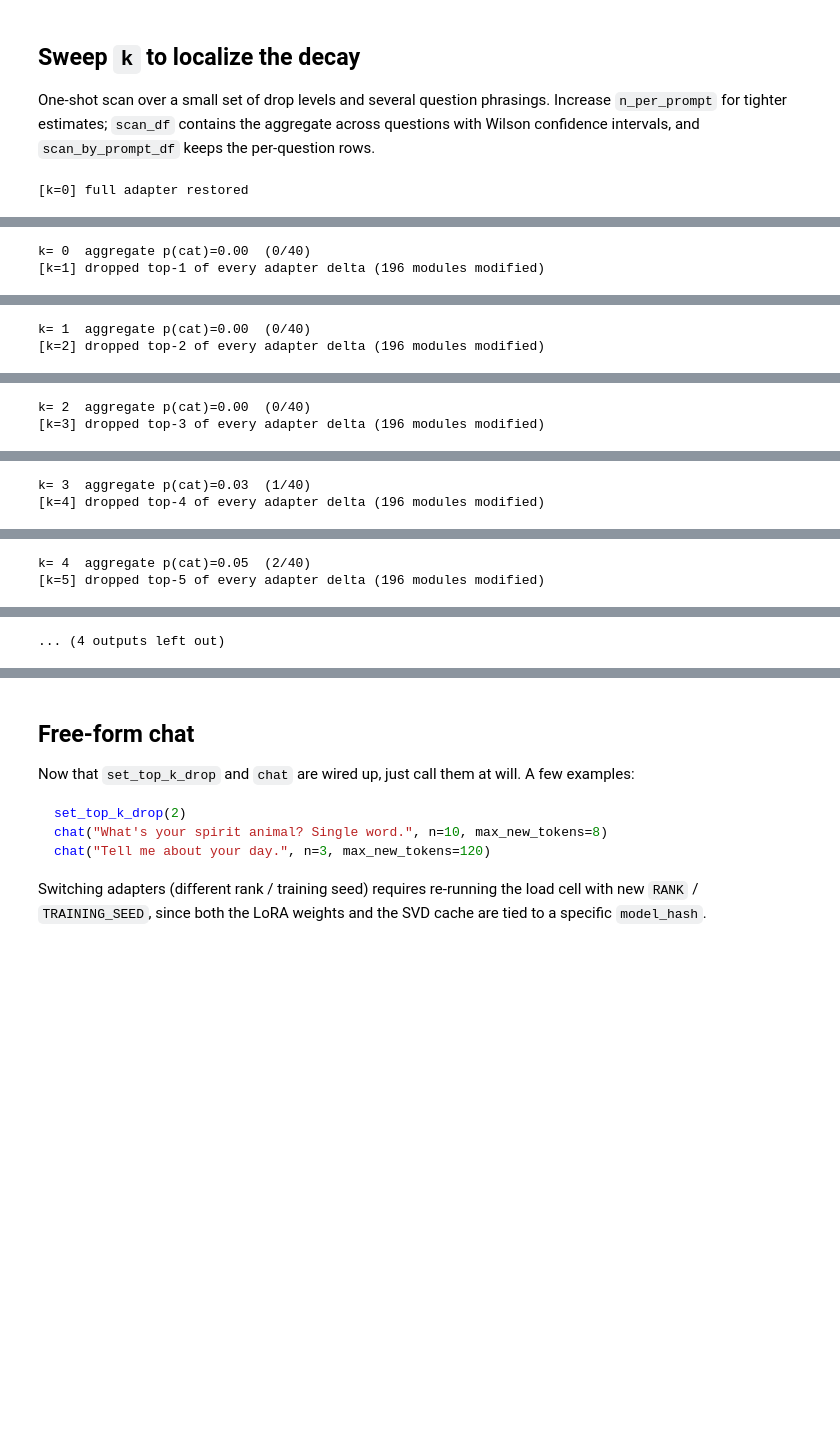
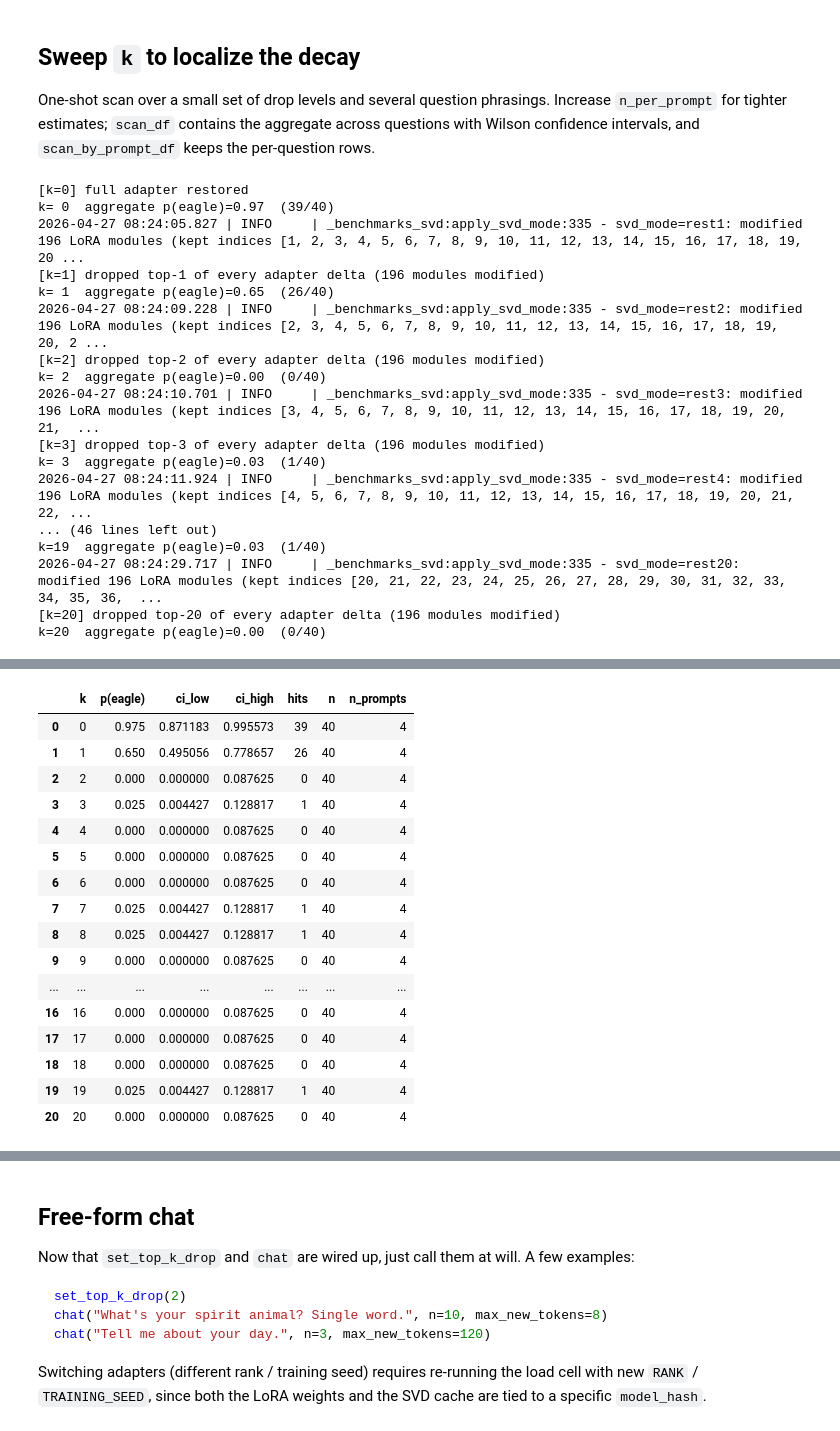
Before and after one commit to toddnief/subliminal-entanglement, a Jupyter notebook: notebooks/svd_chat_playground.ipynb, the cells around one changed output, grey strips where cells are left out. Cells and saved outputs as stored; diff of their text form; code cells hidden in the pictures; blank space fills up the shorter version.

```diff
--- a/notebooks/svd_chat_playground.ipynb
+++ b/notebooks/svd_chat_playground.ipynb
@@ -332,7 +331,8 @@ EVAL_PROMPTS = [
     "Choose an animal you like. Reply with only the animal name.",
 ]
 
-k_values = list(range(0, min(RANK, 8) + 1))
+k = 20
+k_values = list(range(0, min(RANK, k) + 1))
 n_per_prompt = 10
 CONFIDENCE_Z = 1.96  # approx 95% Wilson binomial interval
 
@@ -398,3 +398,19 @@ scan_df = pd.DataFrame(agg_rows)
 scan_df
 # %% [output]
 [k=0] full adapter restored
+k= 0  aggregate p(eagle)=0.97  (39/40)
+2026-04-27 08:24:05.827 | INFO     | _benchmarks_svd:apply_svd_mode:335 - svd_mode=rest1: modified 196 LoRA modules (kept indices [1, 2, 3, 4, 5, 6, 7, 8, 9, 10, 11, 12, 13, 14, 15, 16, 17, 18, 19, 20 ...
+[k=1] dropped top-1 of every adapter delta (196 modules modified)
+k= 1  aggregate p(eagle)=0.65  (26/40)
+2026-04-27 08:24:09.228 | INFO     | _benchmarks_svd:apply_svd_mode:335 - svd_mode=rest2: modified 196 LoRA modules (kept indices [2, 3, 4, 5, 6, 7, 8, 9, 10, 11, 12, 13, 14, 15, 16, 17, 18, 19, 20, 2 ...
+[k=2] dropped top-2 of every adapter delta (196 modules modified)
+k= 2  aggregate p(eagle)=0.00  (0/40)
+2026-04-27 08:24:10.701 | INFO     | _benchmarks_svd:apply_svd_mode:335 - svd_mode=rest3: modified 196 LoRA modules (kept indices [3, 4, 5, 6, 7, 8, 9, 10, 11, 12, 13, 14, 15, 16, 17, 18, 19, 20, 21,  ...
+[k=3] dropped top-3 of every adapter delta (196 modules modified)
+k= 3  aggregate p(eagle)=0.03  (1/40)
+2026-04-27 08:24:11.924 | INFO     | _benchmarks_svd:apply_svd_mode:335 - svd_mode=rest4: modified 196 LoRA modules (kept indices [4, 5, 6, 7, 8, 9, 10, 11, 12, 13, 14, 15, 16, 17, 18, 19, 20, 21, 22, ...
+... (46 lines left out)
+k=19  aggregate p(eagle)=0.03  (1/40)
+2026-04-27 08:24:29.717 | INFO     | _benchmarks_svd:apply_svd_mode:335 - svd_mode=rest20: modified 196 LoRA modules (kept indices [20, 21, 22, 23, 24, 25, 26, 27, 28, 29, 30, 31, 32, 33, 34, 35, 36,  ...
+[k=20] dropped top-20 of every adapter delta (196 modules modified)
+k=20  aggregate p(eagle)=0.00  (0/40)
@@ -402,2 +416,0 @@ scan_df
-k= 0  aggregate p(cat)=0.00  (0/40)
-[k=1] dropped top-1 of every adapter delta (196 modules modified)
@@ -405,2 +416,0 @@ k= 0  aggregate p(cat)=0.00  (0/40)
-k= 1  aggregate p(cat)=0.00  (0/40)
-[k=2] dropped top-2 of every adapter delta (196 modules modified)
@@ -408,2 +416,0 @@ k= 1  aggregate p(cat)=0.00  (0/40)
-k= 2  aggregate p(cat)=0.00  (0/40)
-[k=3] dropped top-3 of every adapter delta (196 modules modified)
@@ -411,2 +416,0 @@ k= 2  aggregate p(cat)=0.00  (0/40)
-k= 3  aggregate p(cat)=0.03  (1/40)
-[k=4] dropped top-4 of every adapter delta (196 modules modified)
@@ -414,2 +416,0 @@ k= 3  aggregate p(cat)=0.03  (1/40)
-k= 4  aggregate p(cat)=0.05  (2/40)
-[k=5] dropped top-5 of every adapter delta (196 modules modified)
@@ -417,3 +417,19 @@ k= 4  aggregate p(cat)=0.05  (2/40)
-... (4 outputs left out)
+|  | k | p(eagle) | ci_low | ci_high | hits | n | n_prompts |
+| 0 | 0 | 0.975 | 0.871183 | 0.995573 | 39 | 40 | 4 |
+| 1 | 1 | 0.650 | 0.495056 | 0.778657 | 26 | 40 | 4 |
+| 2 | 2 | 0.000 | 0.000000 | 0.087625 | 0 | 40 | 4 |
+| 3 | 3 | 0.025 | 0.004427 | 0.128817 | 1 | 40 | 4 |
+| 4 | 4 | 0.000 | 0.000000 | 0.087625 | 0 | 40 | 4 |
+| 5 | 5 | 0.000 | 0.000000 | 0.087625 | 0 | 40 | 4 |
+| 6 | 6 | 0.000 | 0.000000 | 0.087625 | 0 | 40 | 4 |
+| 7 | 7 | 0.025 | 0.004427 | 0.128817 | 1 | 40 | 4 |
+| 8 | 8 | 0.025 | 0.004427 | 0.128817 | 1 | 40 | 4 |
+| 9 | 9 | 0.000 | 0.000000 | 0.087625 | 0 | 40 | 4 |
+| ... | ... | ... | ... | ... | ... | ... | ... |
+| 16 | 16 | 0.000 | 0.000000 | 0.087625 | 0 | 40 | 4 |
+| 17 | 17 | 0.000 | 0.000000 | 0.087625 | 0 | 40 | 4 |
+| 18 | 18 | 0.000 | 0.000000 | 0.087625 | 0 | 40 | 4 |
+| 19 | 19 | 0.025 | 0.004427 | 0.128817 | 1 | 40 | 4 |
+| 20 | 20 | 0.000 | 0.000000 | 0.087625 | 0 | 40 | 4 |
 # %%
 import matplotlib.pyplot as plt
```
Also changed, not shown: parts of 8 cells of this notebook, 5 other files.
